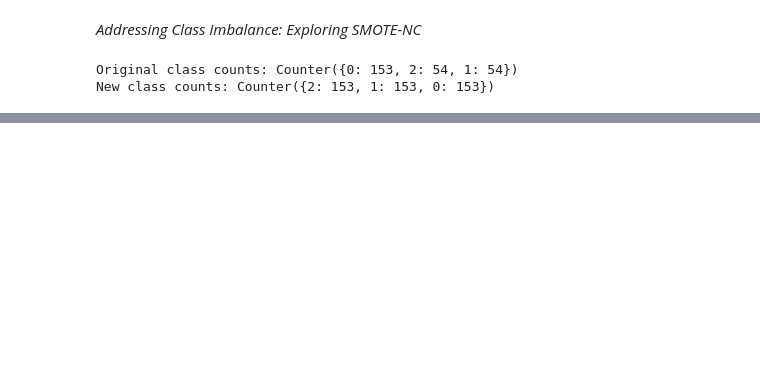
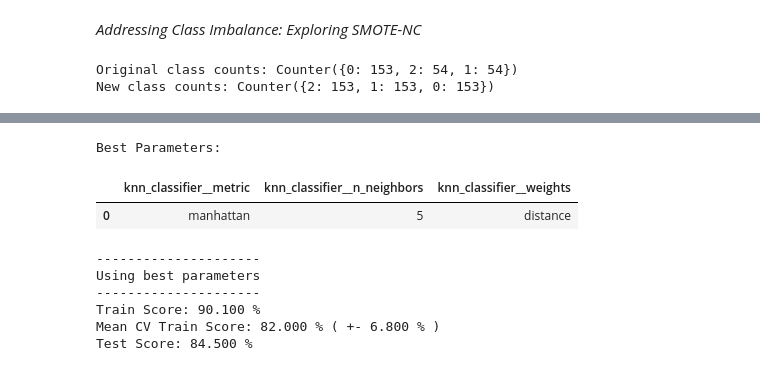
Before and after one commit to carstenegelund/sleep-disorder-classifier, a Jupyter notebook: python_files/model_knn_classification.ipynb, the cells around one changed output, grey strips where cells are left out. Saved outputs shown, nothing was run; the diff lists cells and outputs as text; code cells hidden in the pictures; blank space fills up the shorter version.

```diff
--- a/python_files/model_knn_classification.ipynb
+++ b/python_files/model_knn_classification.ipynb
@@ -254,22 +280,8 @@ New class counts: Counter({2: 153, 1: 153, 0: 153})
 steps = [('column_trans', column_trans), ('smote', smote_nc), ("knn_classifier", model_knn)]
 pipeline_knn = Pipeline_imb(steps)
 
-# Fit pipeline and produce training accuracy
-pipeline_knn.fit(X_train, y_train)
-train_acc = pipeline_knn.score(X_train, y_train)
-print('Train Accuracy:', settings.score_formatter(train_acc, 3))
+# run training cross validation on pipeline
+cv_scores = cross_val_score(pipeline_knn, X_train, y_train, scoring=custom_scorer, cv=cv_knn)
 
-# run training cross validation on pipeline
-cv_scores = cross_val_score(pipeline_knn, X_train, y_train, scoring='accuracy', cv=cv_knn)
-
-# Calculate mean and standard deviation of cross-validation train scores
-mean_train_cv = np.mean(cv_scores)
-std_train_cv = np.std(cv_scores)
-print('Mean CV Train Accuracy:', settings.score_formatter(mean_train_cv, 4),
-    "( +-", settings.score_formatter(std_train_cv, 3), ")")
-
-# extract model (remove smote for test) and produce test score
-model_knn = pipeline_knn.named_steps['knn_classifier']
-test_accuracy = model_knn.score(transformed_X_test_df.values, y_test)
-print('Test Accuracy:', settings.score_formatter(test_accuracy, 3))
+settings.cross_val_summary(pipeline_knn, cv_scores, X_train, y_train, X_test, y_test, scorer=base_scorer)
 # %% [output]
@@ -302,3 +291,26 @@ weighted avg       0.94      0.94      0.94       113
+# %%
+# Define the parameter grid
+param_grid_knn = {
+    'knn_classifier__n_neighbors': [3, 5, 7, 9, 11, 13, 15],
+    'knn_classifier__weights': ['uniform', 'distance'],
+    'knn_classifier__metric': ['euclidean', 'manhattan']
+}
+
+# Create and fit GridSearchCV object on train data
+grid_search_knn = GridSearchCV(pipeline_knn, param_grid=param_grid_knn, scoring=custom_scorer, cv=cv_knn, n_jobs=-1)
+grid_search_knn.fit(X_train, y_train)
+
+settings.hyperparam_tune_summary(grid_search_knn, X_train, y_train, X_test, y_test, scorer=base_scorer)
+# %% [output]
+Best Parameters:
+|  | knn_classifier__metric | knn_classifier__n_neighbors | knn_classifier__weights |
+| 0 | manhattan | 5 | distance |
+---------------------
+Using best parameters
+---------------------
+Train Score: 90.100 %
+Mean CV Train Score: 82.000 % ( +- 6.800 % )
+Test Score: 84.500 %
 # %% [markdown]
 <div style="border-radius:10px; border:#DEB887 solid; padding: 15px; background-color: #FFFAF0; font-size:100%; text-align:left; max-width: 1050px; margin: 0 auto; color: #444444;">
 
```
Also changed, not shown: parts of 25 cells of this notebook, 1 other file.
